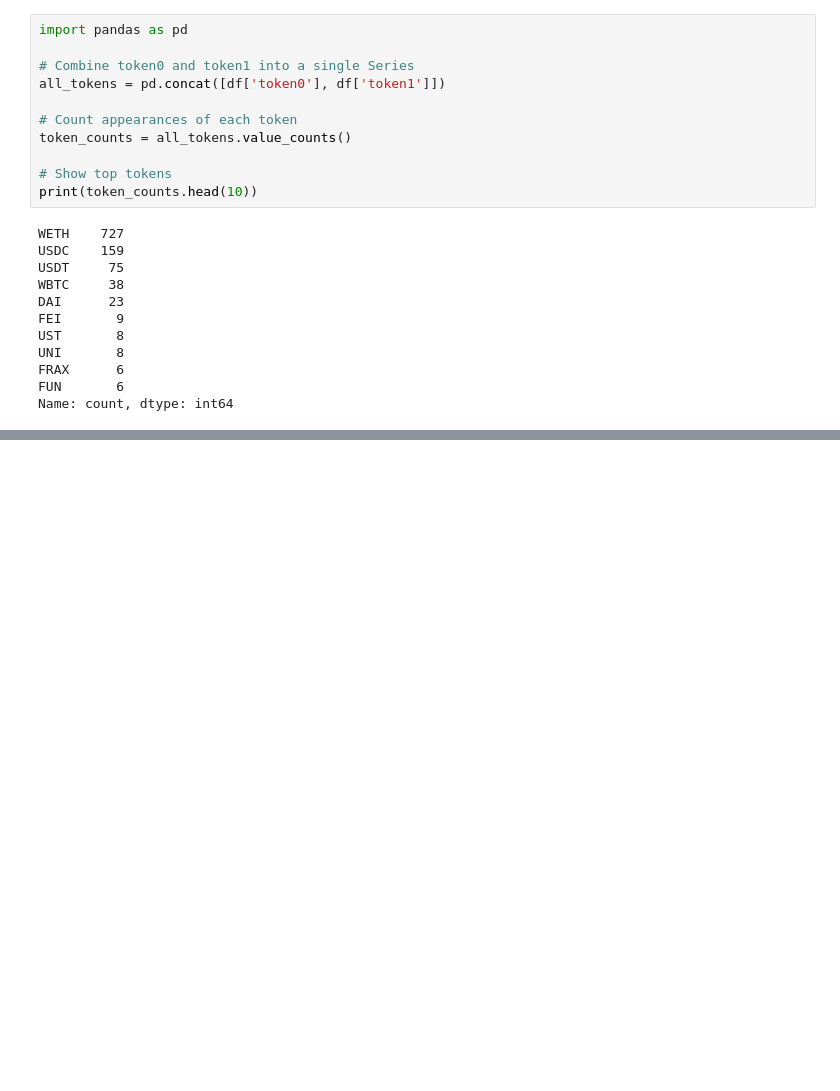
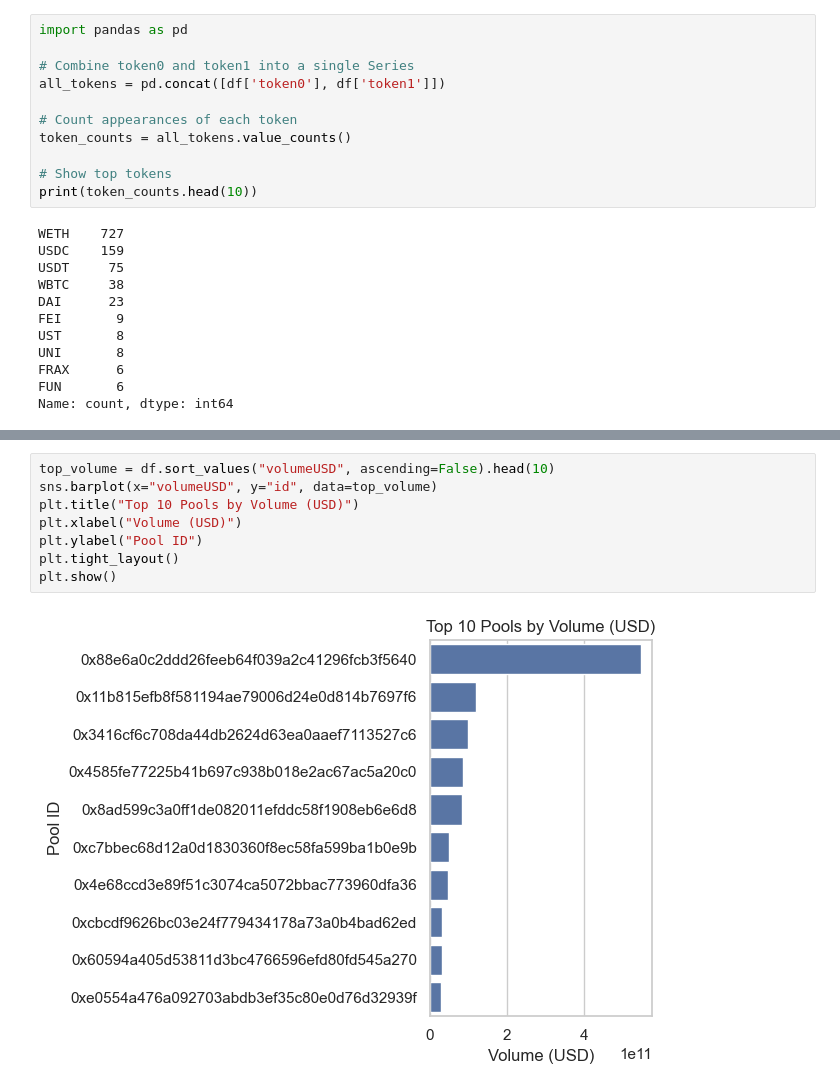
Before and after one commit to harshit4311/Fetch-Uniswap-Data, a Jupyter notebook: code/fetch_data.ipynb, the cells around one changed output, grey strips where cells are left out. Drawn from its saved outputs; the diff is of its cells as text; blank space fills up the shorter version.

```diff
--- a/code/fetch_data.ipynb
+++ b/code/fetch_data.ipynb
@@ -111,0 +165,10 @@ Name: count, dtype: int64
+# %%
+top_volume = df.sort_values("volumeUSD", ascending=False).head(10)
+sns.barplot(x="volumeUSD", y="id", data=top_volume)
+plt.title("Top 10 Pools by Volume (USD)")
+plt.xlabel("Volume (USD)")
+plt.ylabel("Pool ID")
+plt.tight_layout()
+plt.show()
+# %% [output]
+[figure, added]
```
Also changed, not shown: parts of 16 cells of this notebook, 1 other file.
